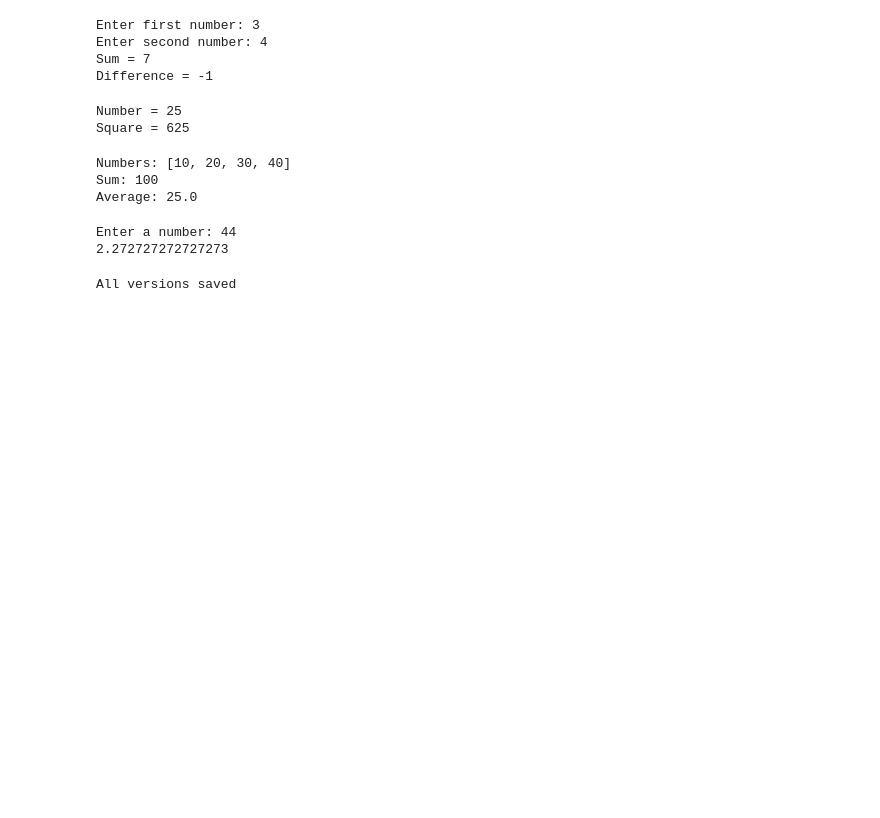
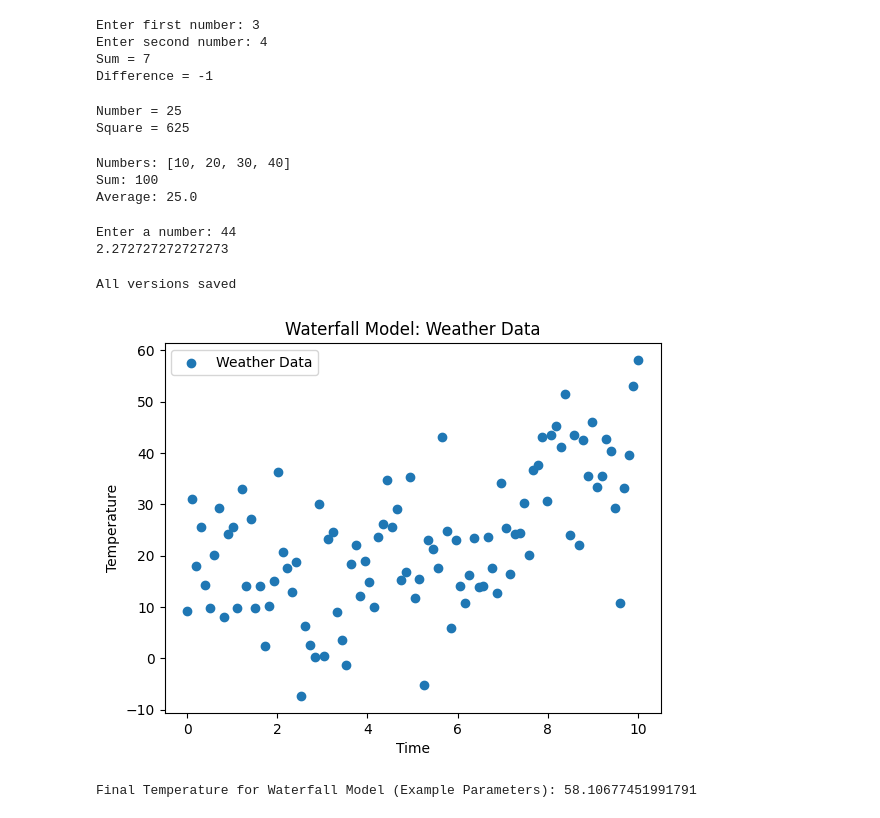
Before and after one commit to smamidal3-spec/COLAB, a Jupyter notebook: SE.ipynb, the cells around one changed output. Cells and saved outputs as stored; diff of their text form; code cells hidden in the pictures; blank space fills up the shorter version.

```diff
--- a/SE.ipynb
+++ b/SE.ipynb
@@ -154,3 +154,47 @@ for name, content in files.items():
 print("All versions saved")
 # %% [output]
 All versions saved
+# %%
+import matplotlib.pyplot as plt
+import numpy as np
+
+# Quadratic model function
+def quadratic_model(x, a, b, c):
+    return a * x**2 + b * x + c
+
+# Generate weather data with optional noise
+def generate_weather_data(start, end, num_points, a, b, c, noise_factor=10):
+    x = np.linspace(start, end, num_points)
+    y = quadratic_model(x, a, b, c) + np.random.normal(0, noise_factor, num_points)
+    return x, y
+
+# Plot weather data
+def plot_weather_data(x, y, title):
+    plt.scatter(x, y, label='Weather Data')
+    plt.title(title)
+    plt.xlabel('Time')
+    plt.ylabel('Temperature')
+    plt.legend()
+    plt.show()
+
+# Example parameters for the quadratic model
+a = 0.5
+b = -3
+c = 20
+
+# Generate weather data
+start_time = 0
+end_time = 10
+num_points = 100
+
+x_data, y_data = generate_weather_data(start_time, end_time, num_points, a, b, c)
+
+# Plot the weather data (labeled "Waterfall Model" as per your code)
+plot_weather_data(x_data, y_data, 'Waterfall Model: Weather Data')
+
+# Display the final temperature value
+final_temperature = y_data[-1]
+print(f"\nFinal Temperature for Waterfall Model (Example Parameters): {final_temperature}")
+# %% [output]
+[figure, added]
+Final Temperature for Waterfall Model (Example Parameters): 58.10677451991791
```
Also changed, not shown: parts of 1 cell of this notebook.
